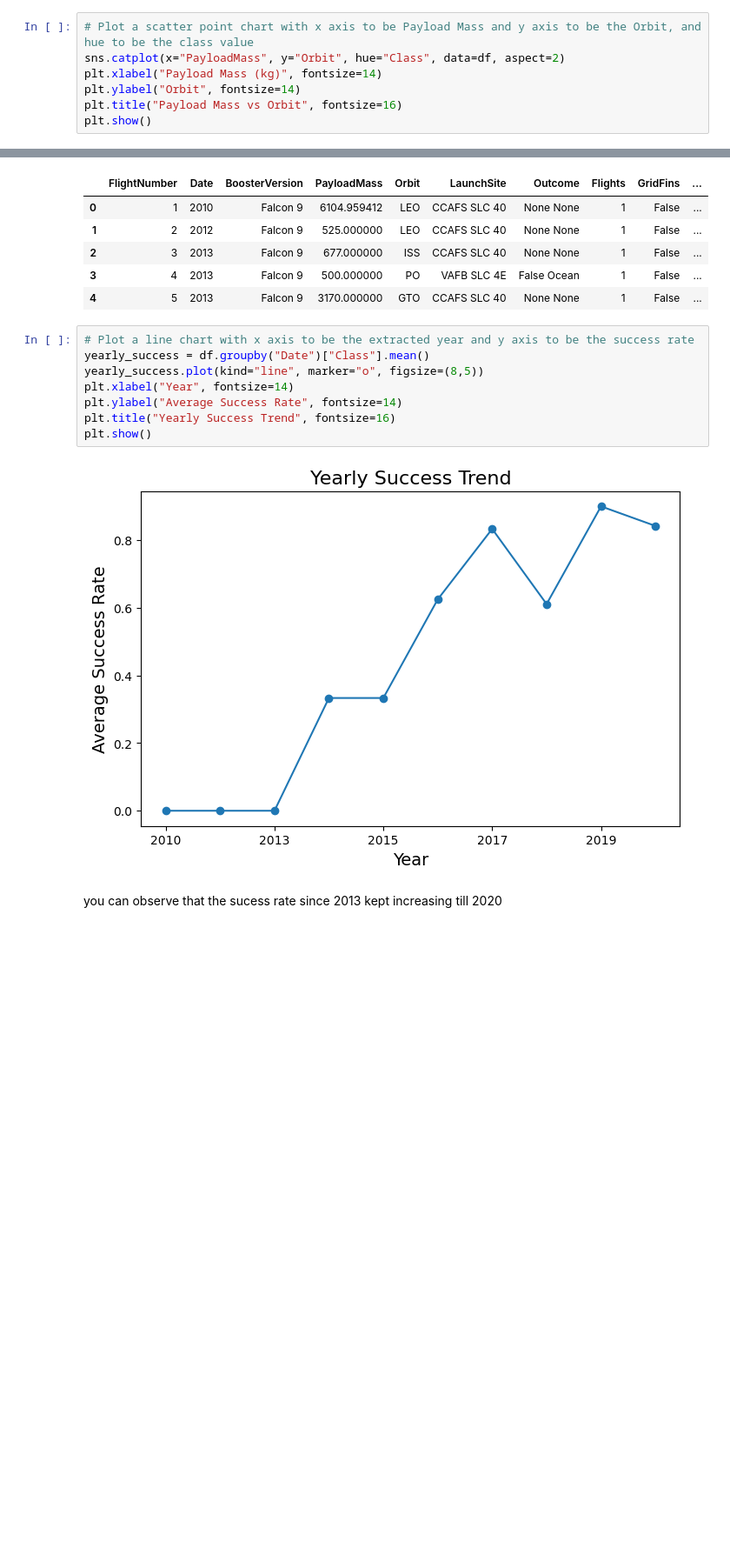
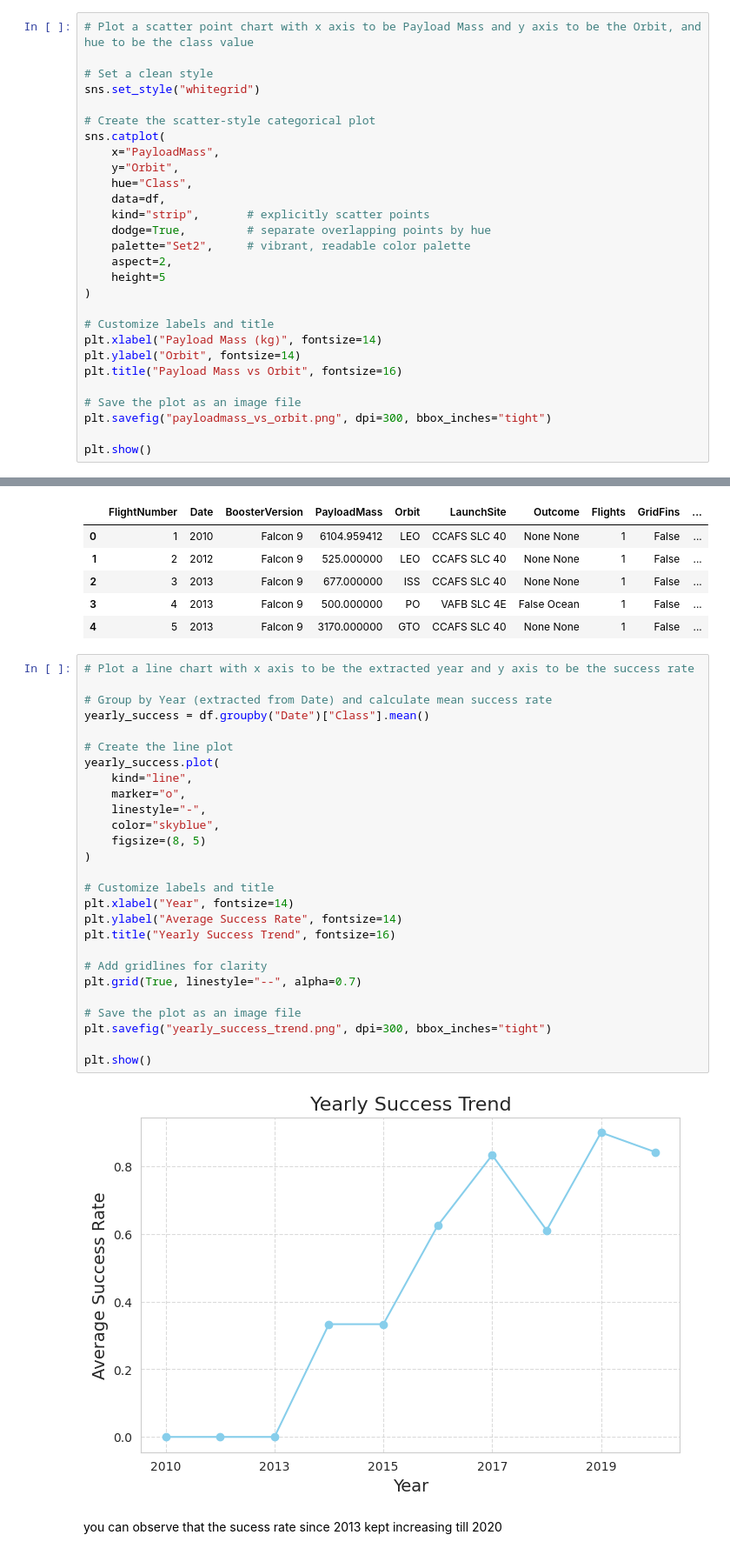
Before and after one commit to KumMelb/Data-Science-Capstone---xSpace, a Jupyter notebook: 5-edadataviz.ipynb, the cells around one changed output, grey strips where cells are left out. Shown at 87% size. Cells and saved outputs as stored; diff of their text form; blank space fills up the shorter version.

```diff
--- a/5-edadataviz.ipynb
+++ b/5-edadataviz.ipynb
@@ -162,9 +240,30 @@ You can observe that in the LEO orbit, success seems to be related to the number
 Similarly, we can plot the Payload Mass vs. Orbit scatter point charts to reveal the relationship between Payload Mass and Orbit type
 # %%
 # Plot a scatter point chart with x axis to be Payload Mass and y axis to be the Orbit, and hue to be the class value
-sns.catplot(x="PayloadMass", y="Orbit", hue="Class", data=df, aspect=2)
+
+# Set a clean style
+sns.set_style("whitegrid")
+
+# Create the scatter-style categorical plot
+sns.catplot(
+    x="PayloadMass",
+    y="Orbit",
+    hue="Class",
+    data=df,
+    kind="strip",       # explicitly scatter points
+    dodge=True,         # separate overlapping points by hue
+    palette="Set2",     # vibrant, readable color palette
+    aspect=2,
+    height=5
+)
+
+# Customize labels and title
 plt.xlabel("Payload Mass (kg)", fontsize=14)
 plt.ylabel("Orbit", fontsize=14)
 plt.title("Payload Mass vs Orbit", fontsize=16)
+
+# Save the plot as an image file
+plt.savefig("payloadmass_vs_orbit.png", dpi=300, bbox_inches="tight")
+
 plt.show()
 # %% [output]
@@ -198,14 +297,33 @@ df.head()
 | 4 | 5 | 2013 | Falcon 9 | 3170.000000 | GTO | CCAFS SLC 40 | None None | 1 | False | ... |
 # %%
 # Plot a line chart with x axis to be the extracted year and y axis to be the success rate
+
+# Group by Year (extracted from Date) and calculate mean success rate
 yearly_success = df.groupby("Date")["Class"].mean()
-yearly_success.plot(kind="line", marker="o", figsize=(8,5))
+
+# Create the line plot
+yearly_success.plot(
+    kind="line",
+    marker="o",
+    linestyle="-",
+    color="skyblue",
+    figsize=(8, 5)
+)
+
+# Customize labels and title
 plt.xlabel("Year", fontsize=14)
 plt.ylabel("Average Success Rate", fontsize=14)
 plt.title("Yearly Success Trend", fontsize=16)
+
+# Add gridlines for clarity
+plt.grid(True, linestyle="--", alpha=0.7)
+
+# Save the plot as an image file
+plt.savefig("yearly_success_trend.png", dpi=300, bbox_inches="tight")
+
 plt.show()
 # %% [output]
-[figure, old version]
+[figure, new version]
 # %% [markdown]
 you can observe that the sucess rate since 2013 kept increasing till 2020
 # %% [markdown]
```
Also changed, not shown: parts of 6 cells of this notebook, 9 other files.
